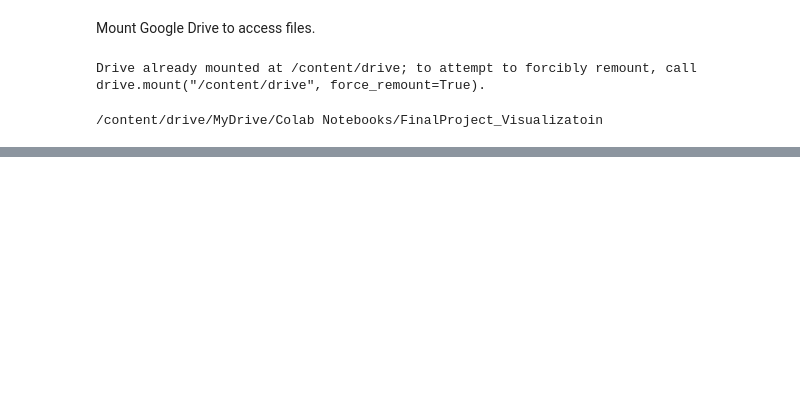
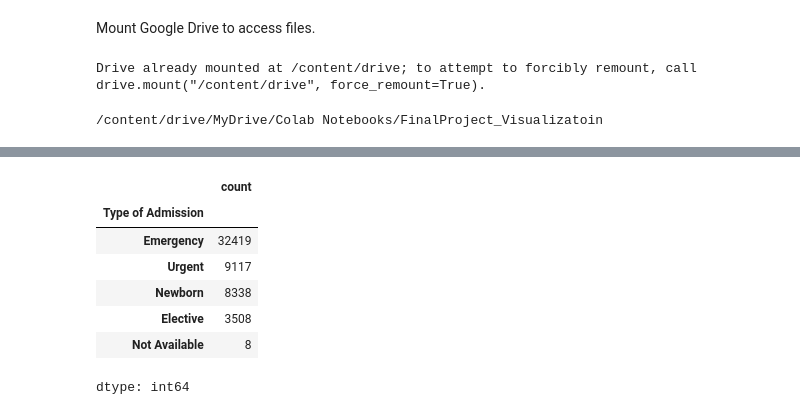
Before and after one commit to kpsalida/HospitalDischarges_Visualization, a Jupyter notebook: viz_eda.ipynb, the cells around one changed output, grey strips where cells are left out. Drawn from its saved outputs; the diff is of its cells as text; code cells hidden in the pictures; blank space fills up the shorter version.

```diff
--- a/viz_eda.ipynb
+++ b/viz_eda.ipynb
@@ -40,0 +167,11 @@ df.head()
+# %%
+df.value_counts('Type of Admission', dropna=False)
+# %% [output]
+|  | count |
+| Type of Admission |  |
+| Emergency | 32419 |
+| Urgent | 9117 |
+| Newborn | 8338 |
+| Elective | 3508 |
+| Not Available | 8 |
+dtype: int64
```
Also changed, not shown: parts of 13 cells of this notebook.
